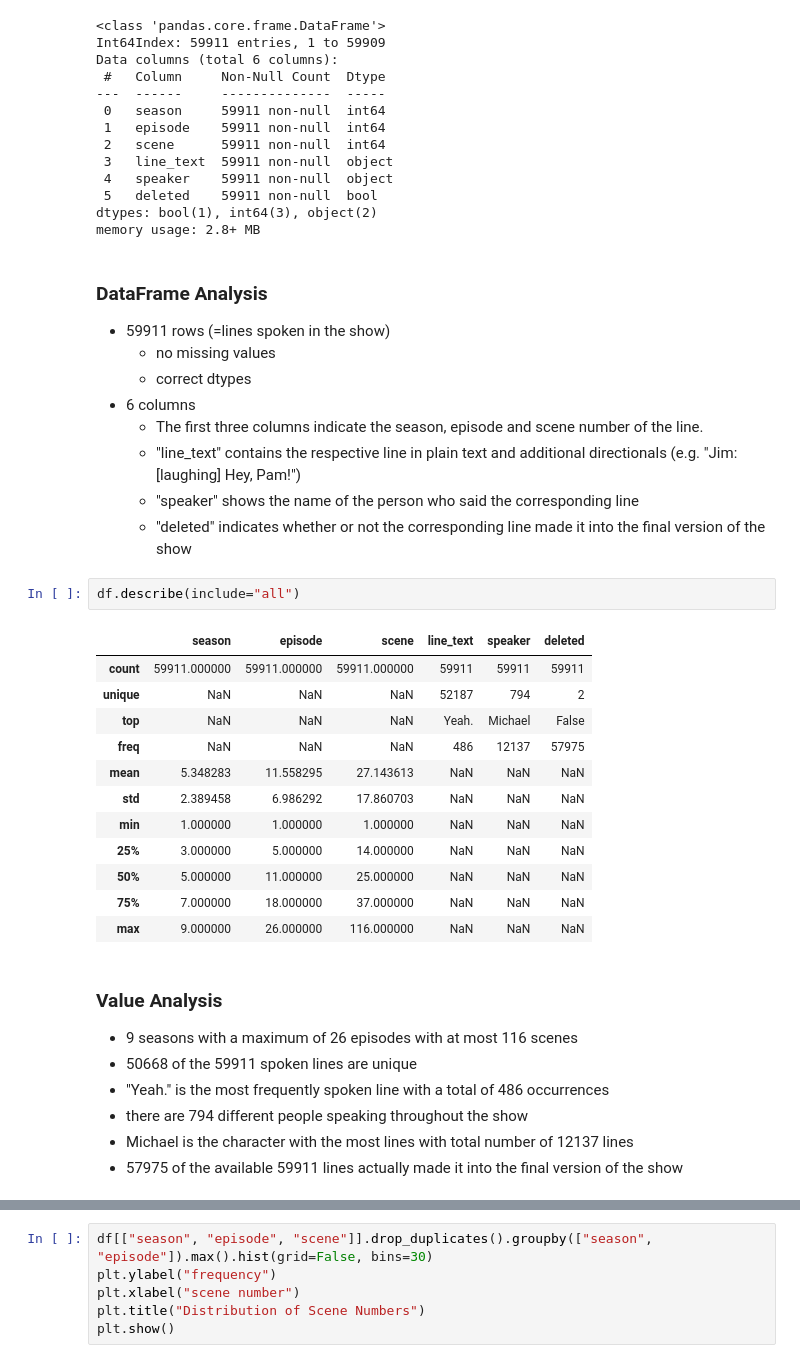
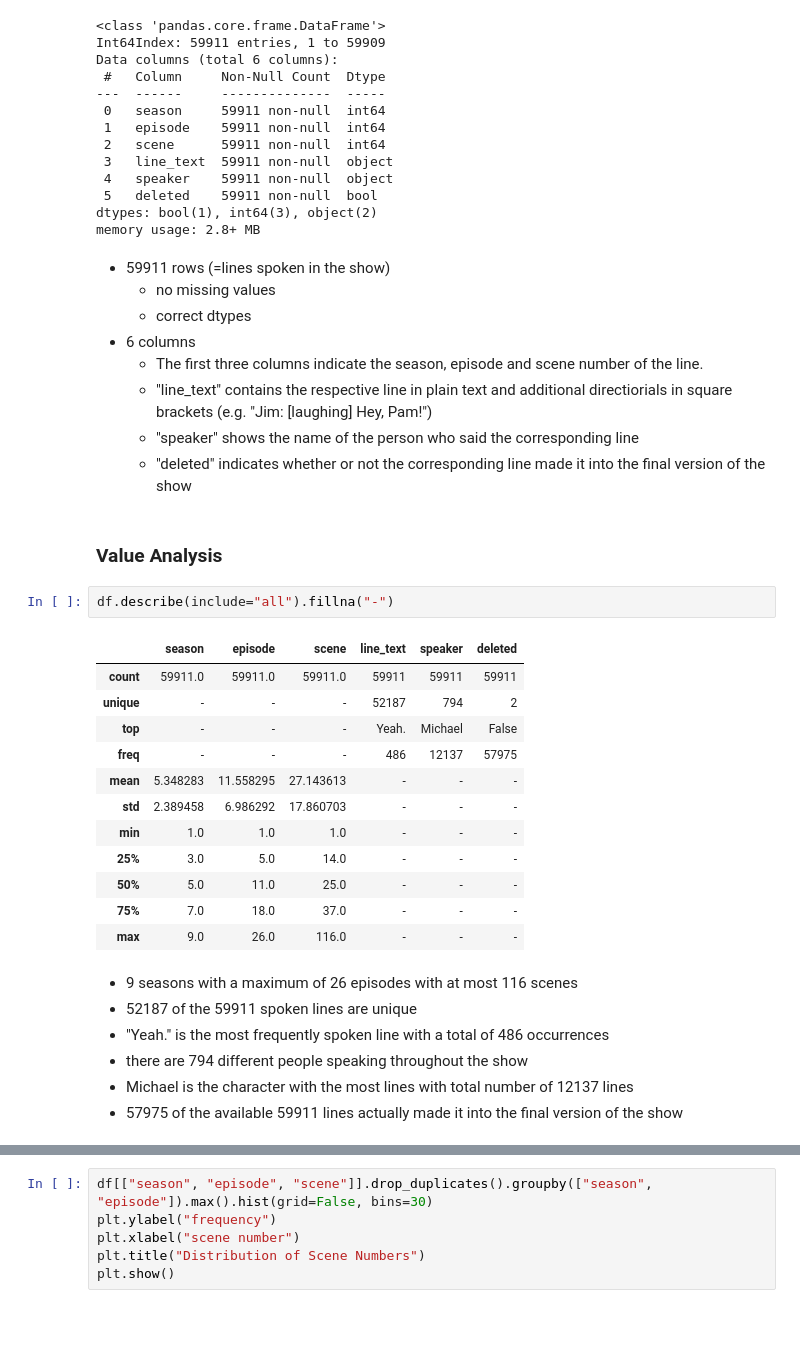
Before and after one commit to timo282/NLP-The-Office, a Jupyter notebook: notebooks/01_Introduction_and_Dataset.ipynb, the cells around one changed output, grey strips where cells are left out. Saved outputs shown, nothing was run; the diff lists cells and outputs as text; blank space fills up the shorter version.

```diff
--- a/notebooks/01_Introduction_and_Dataset.ipynb
+++ b/notebooks/01_Introduction_and_Dataset.ipynb
@@ -56,34 +68,34 @@ Data columns (total 6 columns):
 dtypes: bool(1), int64(3), object(2)
 memory usage: 2.8+ MB
 # %% [markdown]
-### DataFrame Analysis
 - 59911 rows (=lines spoken in the show)
     - no missing values
     - correct dtypes
 - 6 columns
     - The first three columns indicate the season, episode and scene number of the line.
-    - "line_text" contains the respective line in plain text and additional directionals (e.g. "Jim: [laughing] Hey, Pam!")
+    - "line_text" contains the respective line in plain text and additional directiorials in square brackets (e.g. "Jim: [laughing] Hey, Pam!")
     - "speaker" shows the name of the person who said the corresponding line
     - "deleted" indicates whether or not the corresponding line made it into the final version of the show
+# %% [markdown]
+### Value Analysis
 # %%
-df.describe(include="all")
+df.describe(include="all").fillna("-")
 # %% [output]
 |  | season | episode | scene | line_text | speaker | deleted |
-| count | 59911.000000 | 59911.000000 | 59911.000000 | 59911 | 59911 | 59911 |
-| unique | NaN | NaN | NaN | 52187 | 794 | 2 |
-| top | NaN | NaN | NaN | Yeah. | Michael | False |
-| freq | NaN | NaN | NaN | 486 | 12137 | 57975 |
-| mean | 5.348283 | 11.558295 | 27.143613 | NaN | NaN | NaN |
-| std | 2.389458 | 6.986292 | 17.860703 | NaN | NaN | NaN |
-| min | 1.000000 | 1.000000 | 1.000000 | NaN | NaN | NaN |
-| 25% | 3.000000 | 5.000000 | 14.000000 | NaN | NaN | NaN |
-| 50% | 5.000000 | 11.000000 | 25.000000 | NaN | NaN | NaN |
-| 75% | 7.000000 | 18.000000 | 37.000000 | NaN | NaN | NaN |
-| max | 9.000000 | 26.000000 | 116.000000 | NaN | NaN | NaN |
+| count | 59911.0 | 59911.0 | 59911.0 | 59911 | 59911 | 59911 |
+| unique | - | - | - | 52187 | 794 | 2 |
+| top | - | - | - | Yeah. | Michael | False |
+| freq | - | - | - | 486 | 12137 | 57975 |
+| mean | 5.348283 | 11.558295 | 27.143613 | - | - | - |
+| std | 2.389458 | 6.986292 | 17.860703 | - | - | - |
+| min | 1.0 | 1.0 | 1.0 | - | - | - |
+| 25% | 3.0 | 5.0 | 14.0 | - | - | - |
+| 50% | 5.0 | 11.0 | 25.0 | - | - | - |
+| 75% | 7.0 | 18.0 | 37.0 | - | - | - |
+| max | 9.0 | 26.0 | 116.0 | - | - | - |
 # %% [markdown]
-### Value Analysis
 - 9 seasons with a maximum of 26 episodes with at most 116 scenes
-- 50668 of the 59911 spoken lines are unique
+- 52187 of the 59911 spoken lines are unique
 - "Yeah." is the most frequently spoken line with a total of 486 occurrences
 - there are 794 different people speaking throughout the show
 - Michael is the character with the most lines with total number of 12137 lines
```
Also changed, not shown: parts of 10 cells of this notebook, 1 other file.
